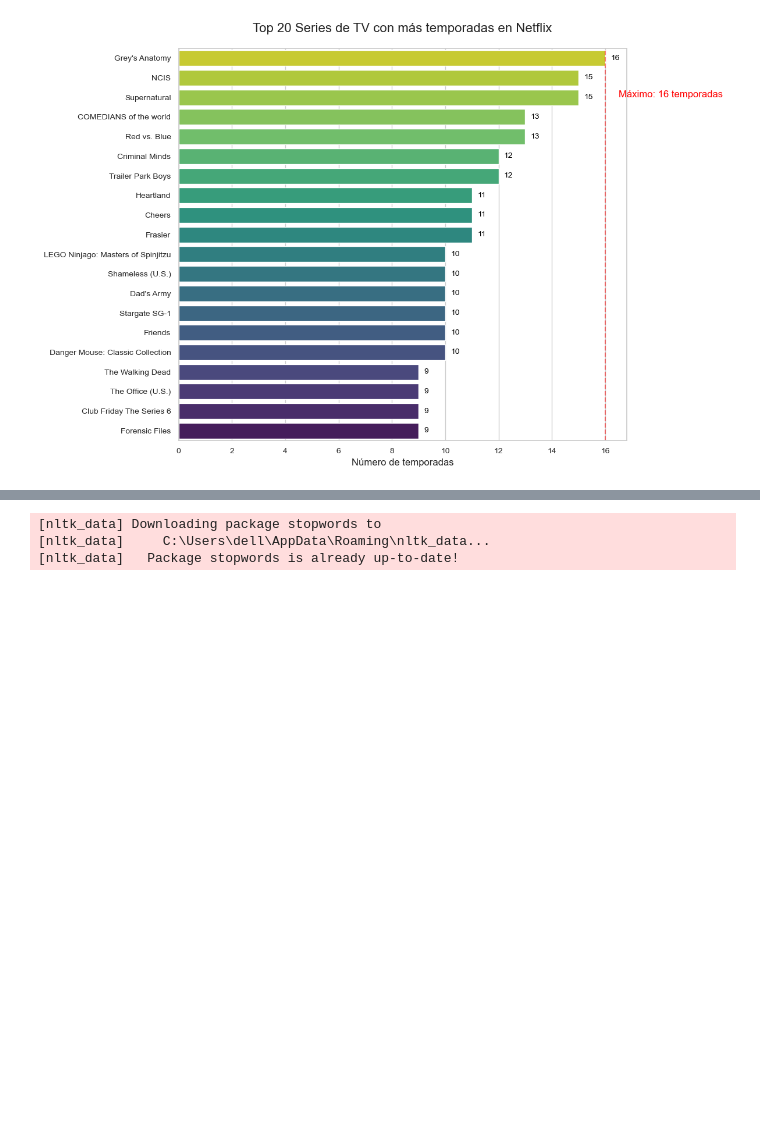
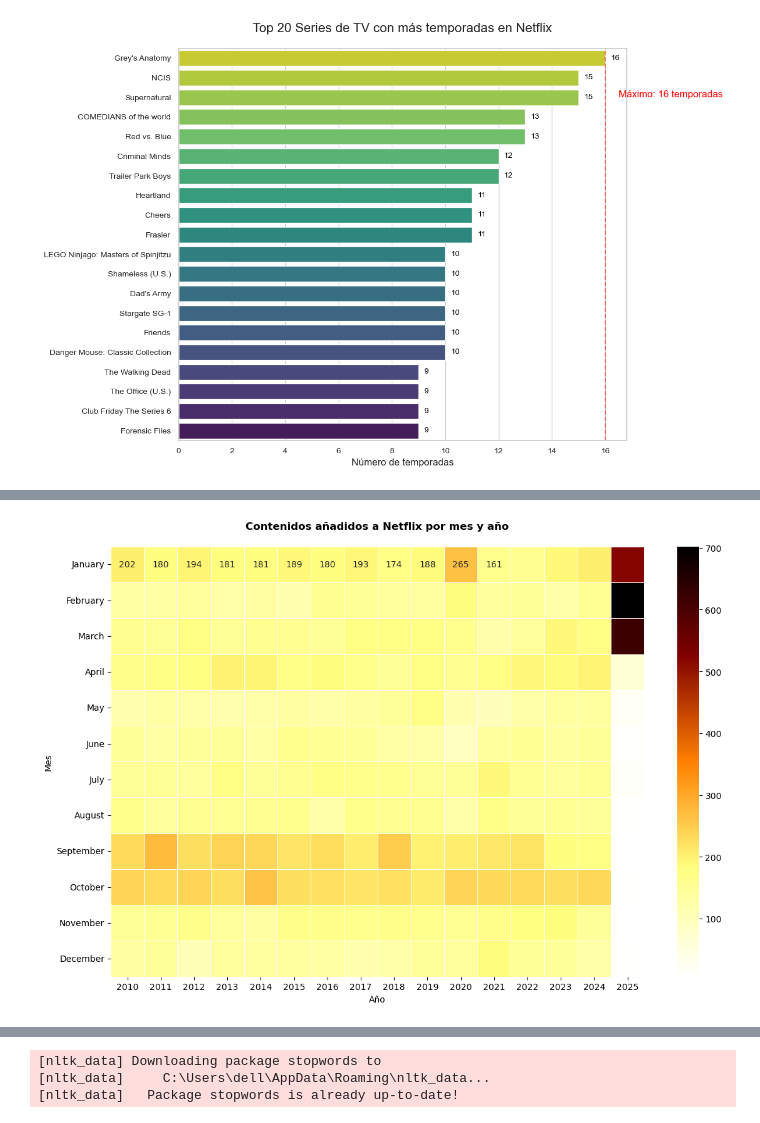
Before and after one commit to des-arrosho/Practica09_220547, a Jupyter notebook: Practica09.ipynb, the cells around one changed output, grey strips where cells are left out. Cells and saved outputs as stored; diff of their text form; code cells hidden in the pictures; blank space fills up the shorter version.

```diff
--- a/Practica09.ipynb
+++ b/Practica09.ipynb
@@ -433,0 +552,39 @@ plt.show()
+# %%
+# Limpiar y convertir fechas
+netflix_date = Netflix_actual[['date_added']].dropna()
+netflix_date['date_added'] = pd.to_datetime(netflix_date['date_added'])  # Convertir a datetime
+
+# Extraer año y mes (nombres completos en inglés)
+netflix_date['year'] = netflix_date['date_added'].dt.year.astype(str)
+netflix_date['month'] = netflix_date['date_added'].dt.month_name()
+
+# Crear tabla cruzada (conteos)
+pivot_df = pd.crosstab(netflix_date['month'], netflix_date['year'])
+
+# Ordenar meses correctamente
+month_order = [
+    'January', 'February', 'March', 'April', 'May', 'June',
+    'July', 'August', 'September', 'October', 'November', 'December'
+]
+pivot_df = pivot_df.reindex(month_order)
+
+# Heatmap con seaborn (mejor visualización)
+plt.figure(figsize=(12, 8))
+sns.heatmap(
+    pivot_df,
+    cmap='afmhot_r',
+    annot=True,          # Muestra valores en celdas
+    fmt='g',             # Formato entero (evita notación científica)
+    linewidths=0.5,
+    linecolor='white'
+)
+
+# Ajustes estéticos
+plt.title('Contenidos añadidos a Netflix por mes y año', pad=20, fontweight='bold')
+plt.xlabel('Año')
+plt.ylabel('Mes')
+plt.tight_layout()
+
+plt.show()
+# %% [output]
+[figure, added]
```
Also changed, not shown: parts of 50 cells of this notebook.
